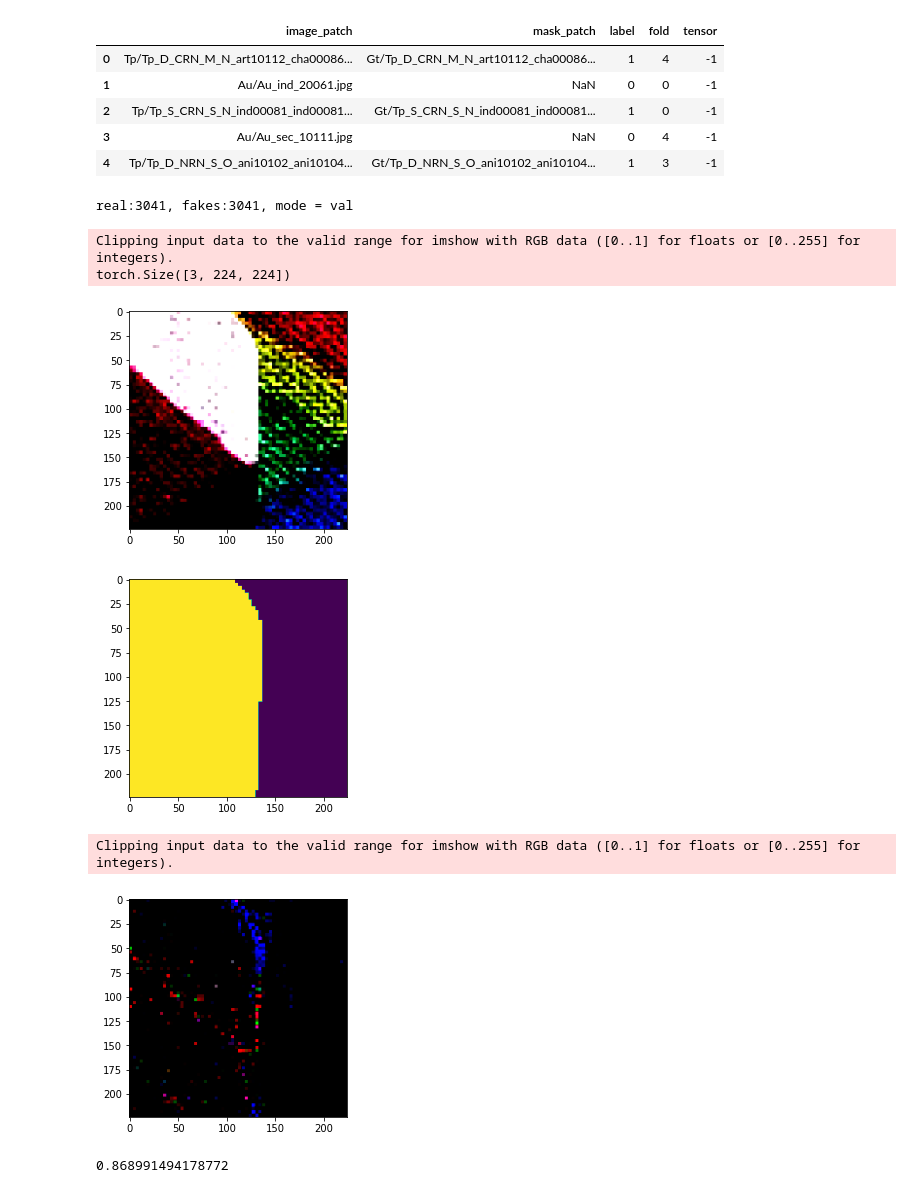
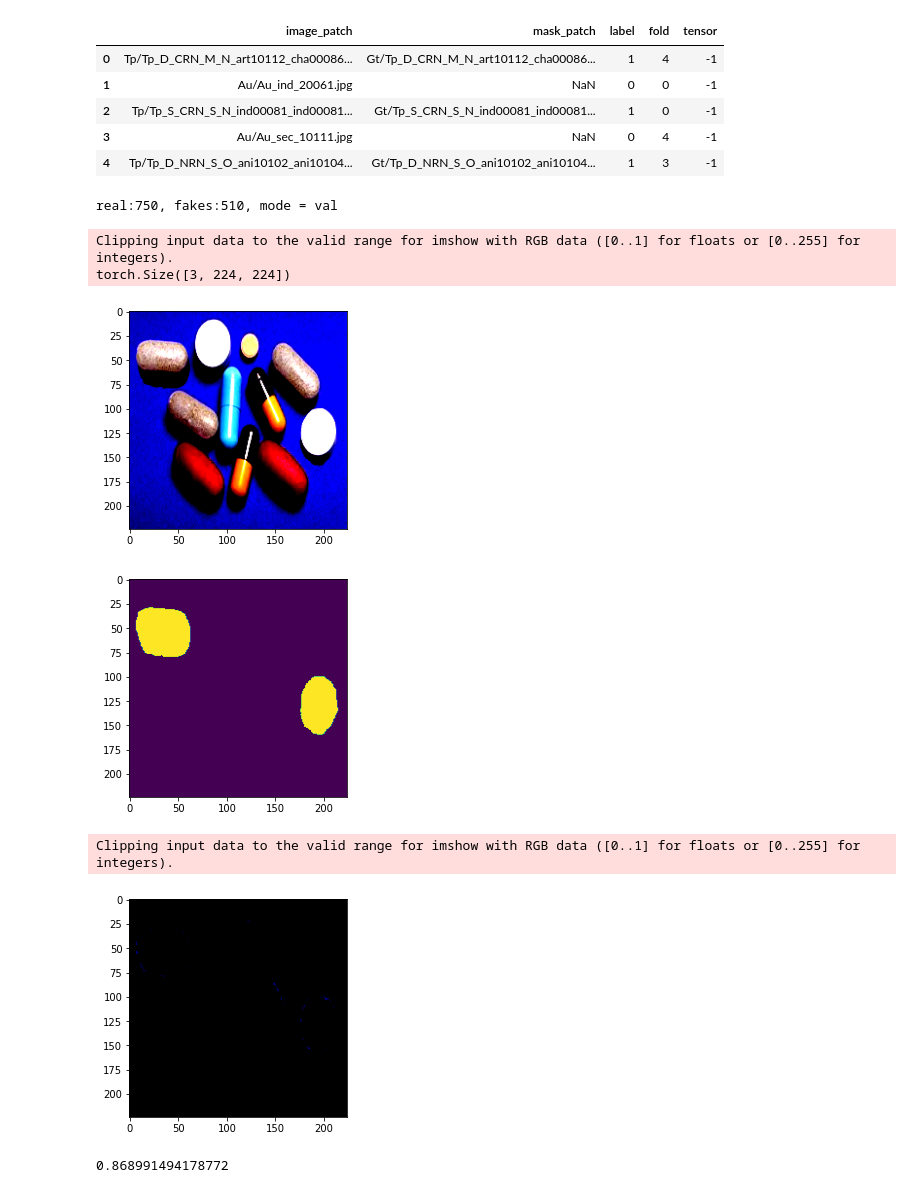
Before and after one commit to sowmen/imanip_main, a Jupyter notebook: scratchpad.ipynb, the cells around one changed output. Saved outputs shown, nothing was run; the diff lists cells and outputs as text; code cells hidden in the pictures.

```diff
--- a/scratchpad.ipynb
+++ b/scratchpad.ipynb
@@ -777,8 +777,8 @@ df.to_csv('casia_tensor_448.csv', index=False)
 # %%
 from casia_dataset import CASIA
 
-patch_size = 64
-DATA_ROOT = f"Image_Manipulation_Dataset/CASIA_2.0/image_patch_{patch_size}"
+patch_size = 'FULL'
+DATA_ROOT = f"Image_Manipulation_Dataset/CASIA_2.0"
 df = pd.read_csv(f"casia_{patch_size}.csv").sample(frac=1).reset_index(drop=True)
 
 normalize = {
@@ -800,30 +800,30 @@ valid_dataset = CASIA(
     test_fold=9,
     root_dir=DATA_ROOT,
     patch_size=patch_size,
-    equal_sample=True,
+    equal_sample=False,
     transforms=valid_aug,
 )
 # %% [output]
-real:3041, fakes:3041, mode = val
+real:750, fakes:510, mode = val
 # %%
-data = valid_dataset[15]
+data = valid_dataset[5]
 print(data['image'].size())
 plt.figure()
 plt.imshow(data['image'].permute((1,2,0)))
 plt.show()
 plt.figure()
 plt.imshow(data['mask'].permute((1,2,0)).squeeze())
 plt.show()
 plt.figure()
 plt.imshow(data['ela'].permute((1,2,0)).squeeze())
 plt.show()
 # %% [output]
 Clipping input data to the valid range for imshow with RGB data ([0..1] for floats or [0..255] for integers).
 torch.Size([3, 224, 224])
-[figure, old version]
+[figure, new version]
-[figure, old version]
+[figure, new version]
 Clipping input data to the valid range for imshow with RGB data ([0..1] for floats or [0..255] for integers).
-[figure, old version]
+[figure, new version]
 # %%
 x = []
 y = []
```
Also changed, not shown: parts of 9 cells of this notebook, 3 other files.
